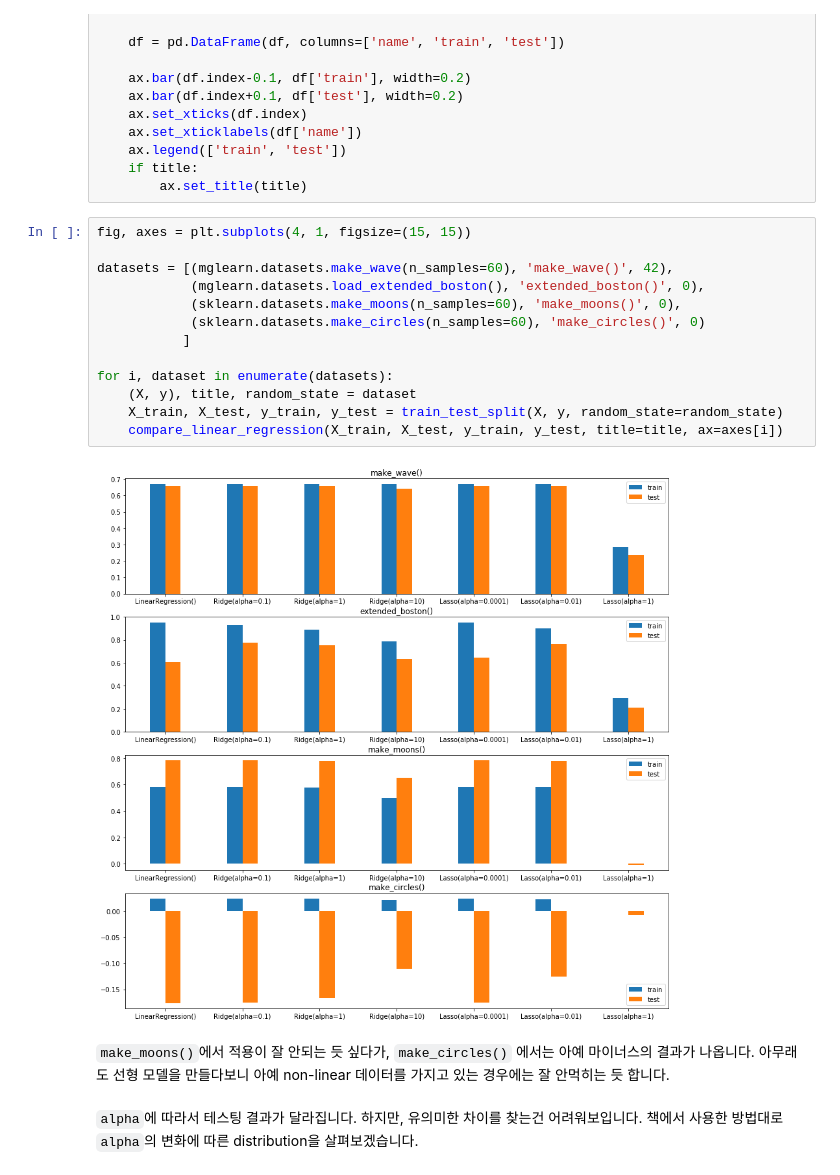
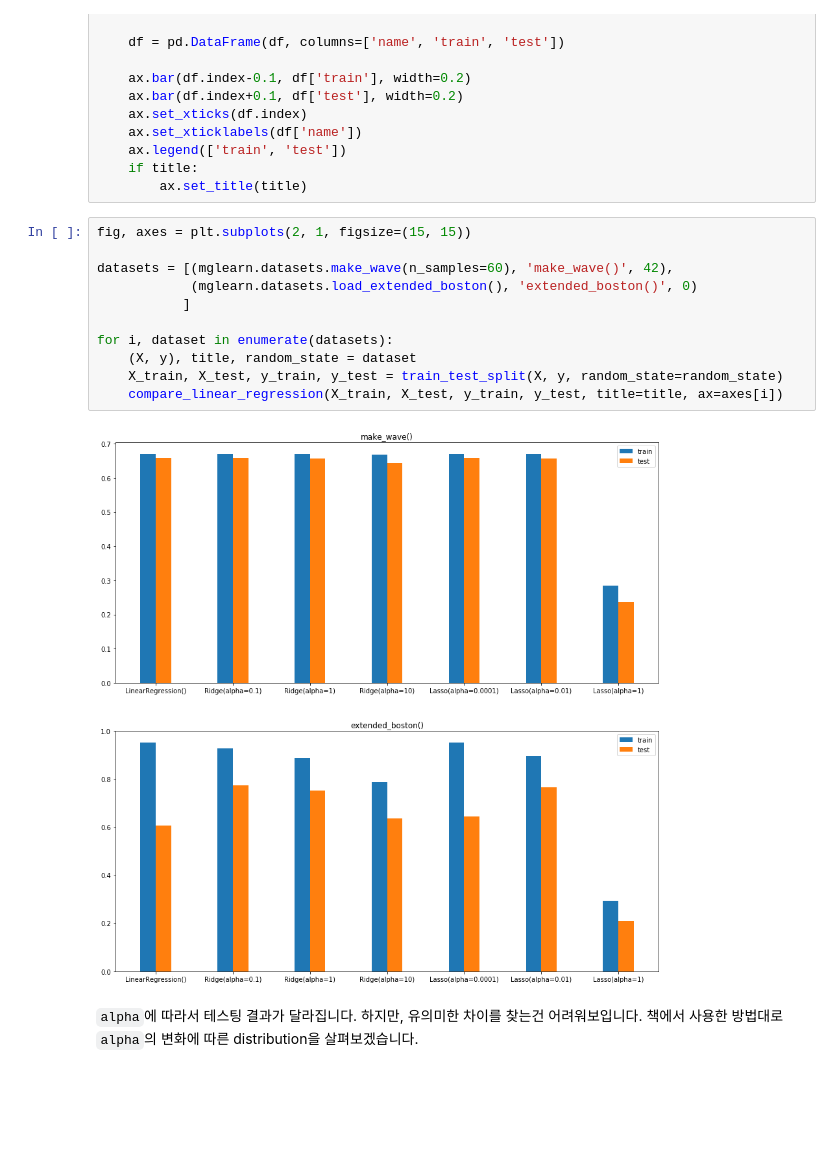
Before and after one commit to tomowind/intro-ml-python, a Jupyter notebook: notebooks/02-linear-models.ipynb, the cells around one changed output. Saved outputs shown, nothing was run; the diff lists cells and outputs as text; blank space fills up the shorter version.

```diff
--- a/notebooks/02-linear-models.ipynb
+++ b/notebooks/02-linear-models.ipynb
@@ -61,22 +61,18 @@ def compare_linear_regression(X_train, X_test, y_train, y_test, title=None, ax=N
     if title:
         ax.set_title(title)
 # %%
-fig, axes = plt.subplots(4, 1, figsize=(15, 15))
+fig, axes = plt.subplots(2, 1, figsize=(15, 15))
 
 datasets = [(mglearn.datasets.make_wave(n_samples=60), 'make_wave()', 42),
-            (mglearn.datasets.load_extended_boston(), 'extended_boston()', 0),
-            (sklearn.datasets.make_moons(n_samples=60), 'make_moons()', 0),
-            (sklearn.datasets.make_circles(n_samples=60), 'make_circles()', 0)
+            (mglearn.datasets.load_extended_boston(), 'extended_boston()', 0)
            ]
 
 for i, dataset in enumerate(datasets):
     (X, y), title, random_state = dataset
     X_train, X_test, y_train, y_test = train_test_split(X, y, random_state=random_state)
     compare_linear_regression(X_train, X_test, y_train, y_test, title=title, ax=axes[i])
 # %% [output]
-[figure, old version]
+[figure, new version]
-# %% [markdown]
-`make_moons()`에서 적용이 잘 안되는 듯 싶다가, `make_circles()` 에서는 아예 마이너스의 결과가 나옵니다. 아무래도 선형 모델을 만들다보니 아예 non-linear 데이터를 가지고 있는 경우에는 잘 안먹히는 듯 합니다.
 # %% [markdown]
 `alpha`에 따라서 테스팅 결과가 달라집니다. 하지만, 유의미한 차이를 찾는건 어려워보입니다. 책에서 사용한 방법대로 `alpha`의 변화에 따른 distribution을 살펴보겠습니다.
 # %%
```
Also changed, not shown: parts of 6 cells of this notebook, 2 other files.
